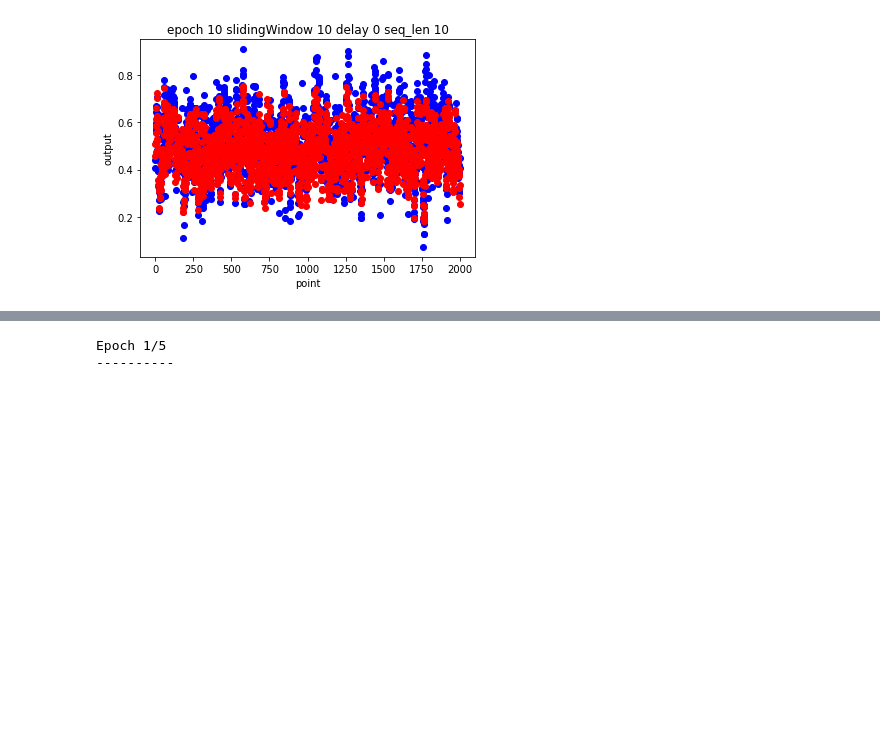
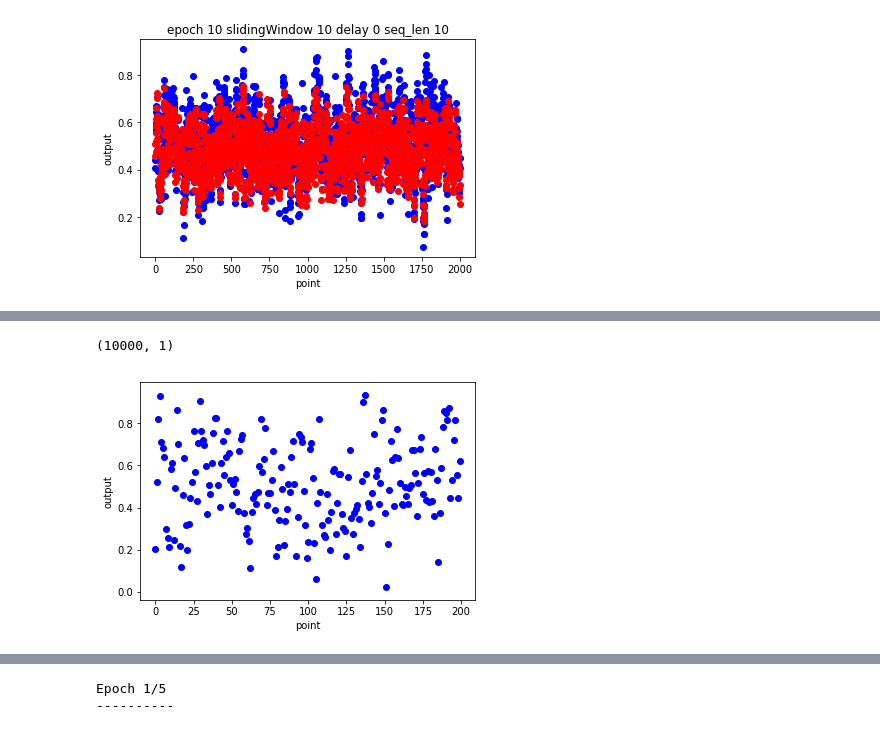
Before and after one commit to Fallensouls/human_model, a Jupyter notebook: model.ipynb, the cells around one changed output, grey strips where cells are left out. Drawn from its saved outputs; the diff is of its cells as text; code cells hidden in the pictures; blank space fills up the shorter version.

```diff
--- a/model.ipynb
+++ b/model.ipynb
@@ -252,3 +200,6 @@ plt.show()
 plt.close()
 # %% [output]
 [figure]
+# %%
+from data import gen_label
+y = gen_label(5,1,256,True)
@@ -254,0 +215,16 @@ plt.close()
+# %%
+import matplotlib.pyplot as plt
+print(y.shape)
+# labels = [k.numpy() for k in y]
+labels = y
+length = 200
+
+plt.scatter(list(range(length)), labels[:length], c='b')
+# plt.plot(labels)
+plt.xlabel('point')
+plt.ylabel('output')
+plt.show()
+plt.close()
+# %% [output]
+(10000, 1)
+[figure, added]
```
Also changed, not shown: parts of 7 cells of this notebook, 3 other files.
